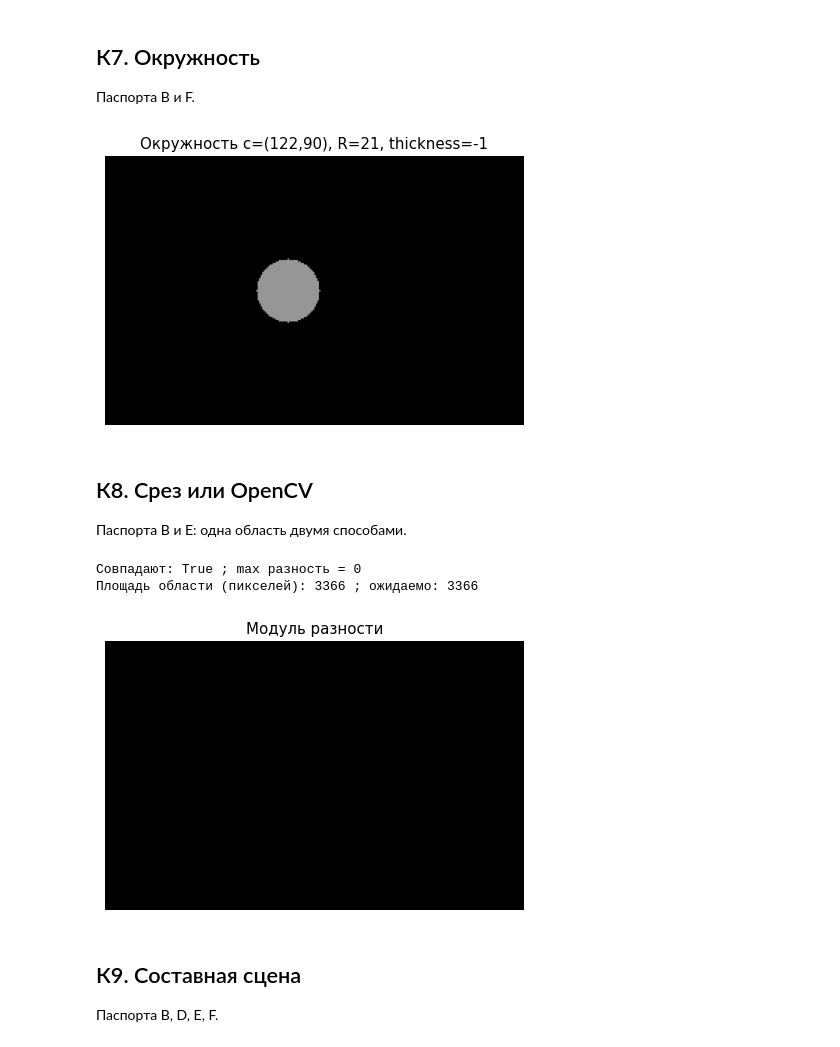
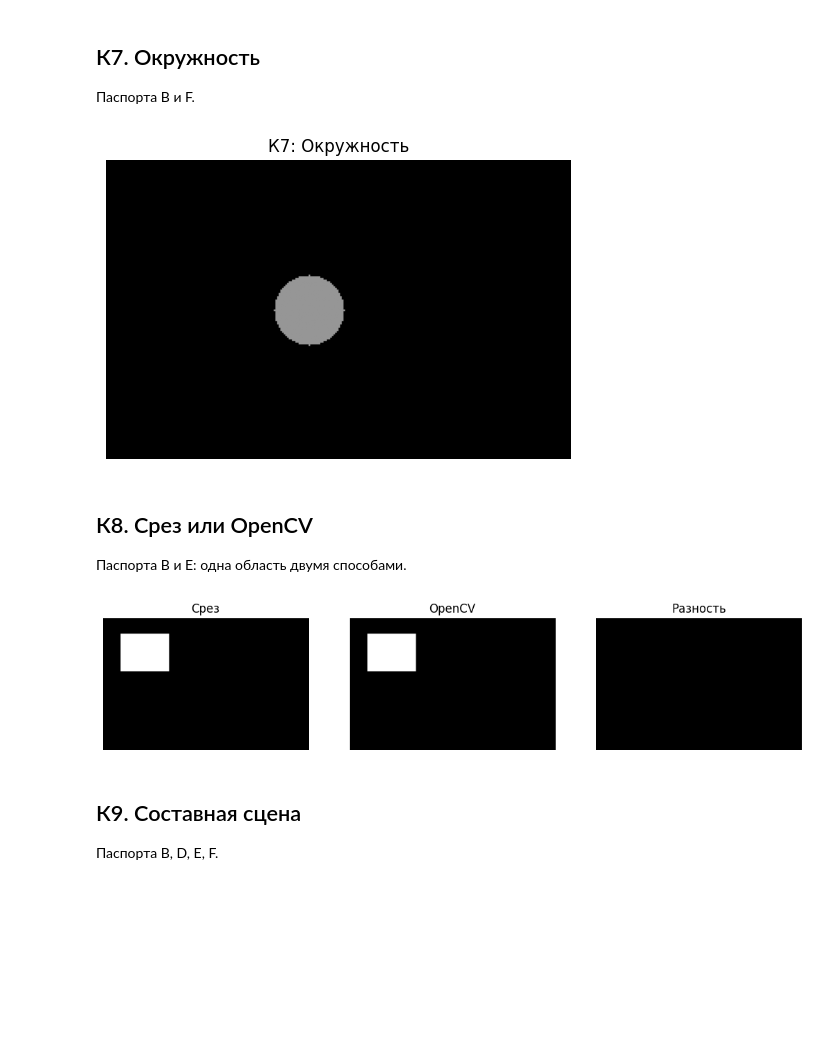
Before and after one commit to forgamesnsr-code/Computer-graphics, a Jupyter notebook: Лабораторные задания/lab02_2d_arrays_images_solutions_v1.ipynb, the cells around one changed output. Saved outputs shown, nothing was run; the diff lists cells and outputs as text; code cells hidden in the pictures; blank space fills up the shorter version.

```diff
--- a/Лабораторные задания/lab02_2d_arrays_images_solutions_v1.ipynb
+++ b/Лабораторные задания/lab02_2d_arrays_images_solutions_v1.ipynb
@@ -327,31 +319,27 @@ show(img, f"Прямоугольник, g={E['g']}, thickness={E['thickness']}")
 H, W, bg = B["H"], B["W"], B["bg"]
 img = np.full((H, W), bg, dtype=np.uint8)
 cv2.circle(img, (F["x0"], F["y0"]), F["R"], F["g"], F["thickness"])
-show(img, f"Окружность c=({F['x0']},{F['y0']}), R={F['R']}, thickness={F['thickness']}")
+show(img, "К7: Окружность")
 # %% [output]
-[figure, old version]
+[figure, new version]
 # %% [markdown]
 ## К8. Срез или OpenCV
 Паспорта B и E: одна область двумя способами.
 # %%
 H, W, bg = B["H"], B["W"], B["bg"]
-x1, y1, x2, y2, g = E["x1"], E["y1"], E["x2"], E["y2"], E["g"]
-
 by_slice = np.full((H, W), bg, dtype=np.uint8)
-by_slice[y1:y2 + 1, x1:x2 + 1] = g
+by_slice[E["y1"]:E["y2"]+1, E["x1"]:E["x2"]+1] = E["g"]
 
 by_cv = np.full((H, W), bg, dtype=np.uint8)
-cv2.rectangle(by_cv, (x1, y1), (x2, y2), g, -1)
+cv2.rectangle(by_cv, (E["x1"], E["y1"]), (E["x2"], E["y2"]), E["g"], -1)
 
 diff = cv2.absdiff(by_slice, by_cv)
-print("Совпадают:", np.array_equal(by_slice, by_cv), "; max разность =", diff.max())
-print("Площадь области (пикселей):", np.count_nonzero(by_slice == g) if g != bg else "-",
-      "; ожидаемо:", (x2 - x1 + 1) * (y2 - y1 + 1))
-show(diff, "Модуль разности")
+fig, ax = plt.subplots(1, 3, figsize=(13, 4))
+for axis, im, t in zip(ax, (by_slice, by_cv, diff), ("Срез", "OpenCV", "Разность")):
+    axis.imshow(im, cmap="gray"); axis.set_title(t); axis.axis("off")
+plt.show()
 # %% [output]
-Совпадают: True ; max разность = 0
-Площадь области (пикселей): 3366 ; ожидаемо: 3366
-[figure, old version]
+[figure, new version]
 # %% [markdown]
 ## К9. Составная сцена
 Паспорта B, D, E, F.
```
Also changed, not shown: parts of 22 cells of this notebook, 1 other file.
